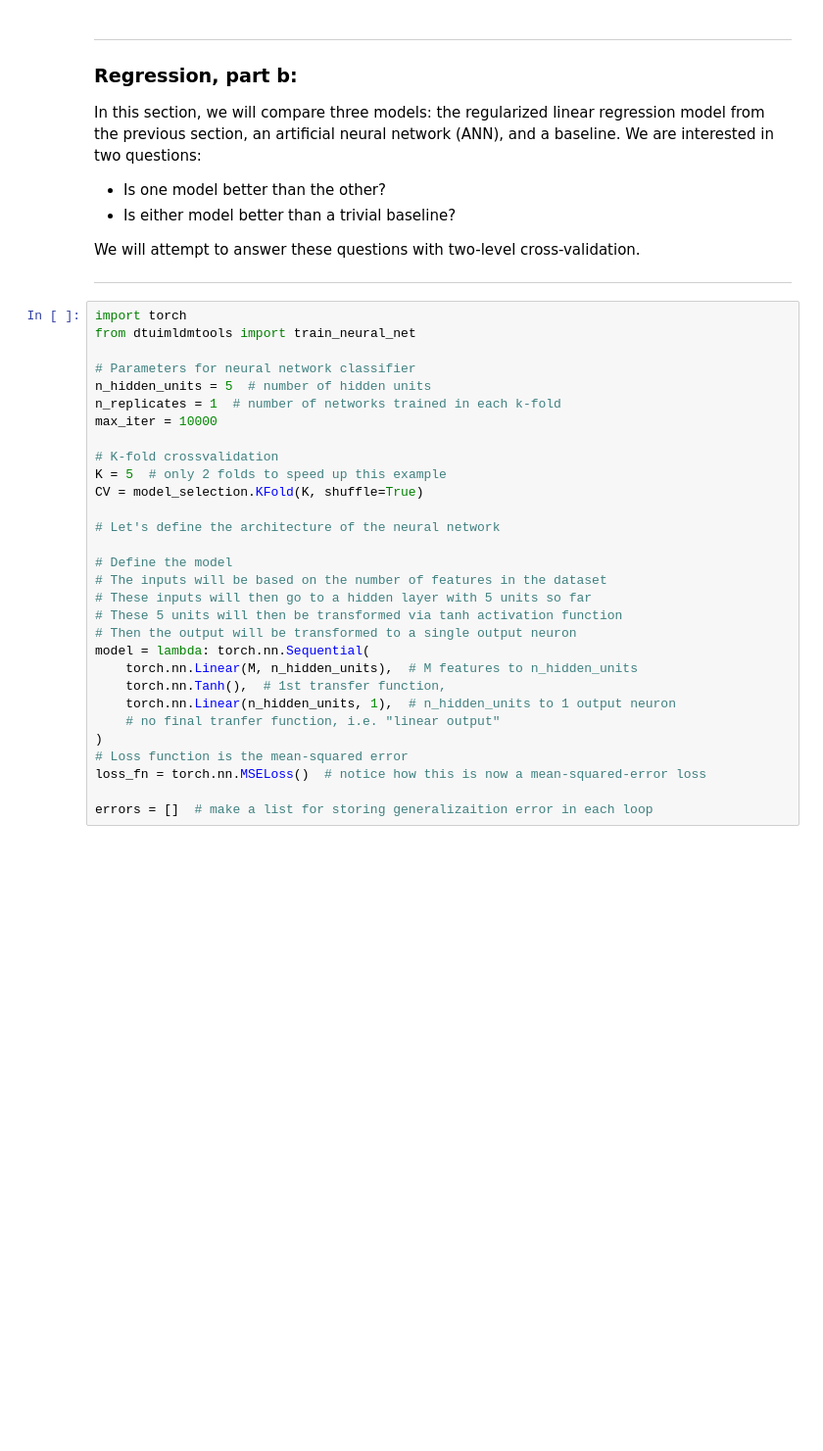
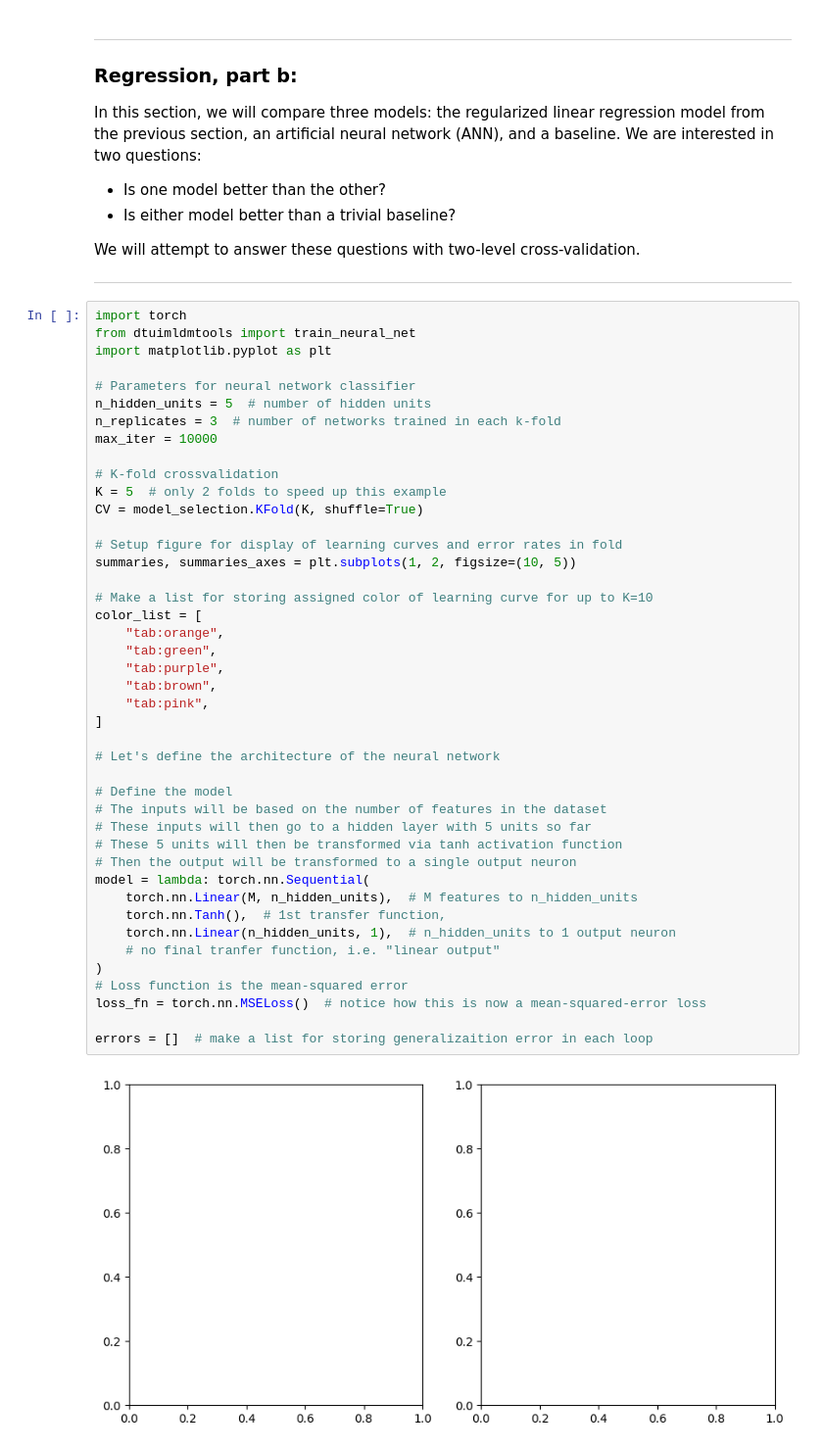
Before and after one commit to GisleGaren/IntroML02450, a Jupyter notebook: part2/analysis.ipynb, the cells around one changed output. Shown at 98% size. Cells and saved outputs as stored; diff of their text form; blank space fills up the shorter version.

```diff
--- a/part2/analysis.ipynb
+++ b/part2/analysis.ipynb
@@ -593,33 +637,48 @@ We will attempt to answer these questions with two-level cross-validation.
 # %%
 import torch
 from dtuimldmtools import train_neural_net
+import matplotlib.pyplot as plt
 
 # Parameters for neural network classifier
 n_hidden_units = 5  # number of hidden units
-n_replicates = 1  # number of networks trained in each k-fold
+n_replicates = 3  # number of networks trained in each k-fold
 max_iter = 10000
 
 # K-fold crossvalidation
 K = 5  # only 2 folds to speed up this example
 CV = model_selection.KFold(K, shuffle=True)
+
+# Setup figure for display of learning curves and error rates in fold
+summaries, summaries_axes = plt.subplots(1, 2, figsize=(10, 5))
+
+# Make a list for storing assigned color of learning curve for up to K=10
+color_list = [
+    "tab:orange",
+    "tab:green",
+    "tab:purple",
+    "tab:brown",
+    "tab:pink",
+]
 
 # Let's define the architecture of the neural network
 
 # Define the model
 # The inputs will be based on the number of features in the dataset
 # These inputs will then go to a hidden layer with 5 units so far
 # These 5 units will then be transformed via tanh activation function
 # Then the output will be transformed to a single output neuron
 model = lambda: torch.nn.Sequential(
     torch.nn.Linear(M, n_hidden_units),  # M features to n_hidden_units
     torch.nn.Tanh(),  # 1st transfer function,
     torch.nn.Linear(n_hidden_units, 1),  # n_hidden_units to 1 output neuron
     # no final tranfer function, i.e. "linear output"
 )
 # Loss function is the mean-squared error
 loss_fn = torch.nn.MSELoss()  # notice how this is now a mean-squared-error loss
 
 errors = []  # make a list for storing generalizaition error in each loop
+# %% [output]
+[figure, added]
 # %%
 for k, (train_index, test_index) in enumerate(CV.split(X, y)):
     print("\nCrossvalidation fold: {0}/{1}".format(k + 1, K))
```
Also changed, not shown: parts of 7 cells of this notebook.
